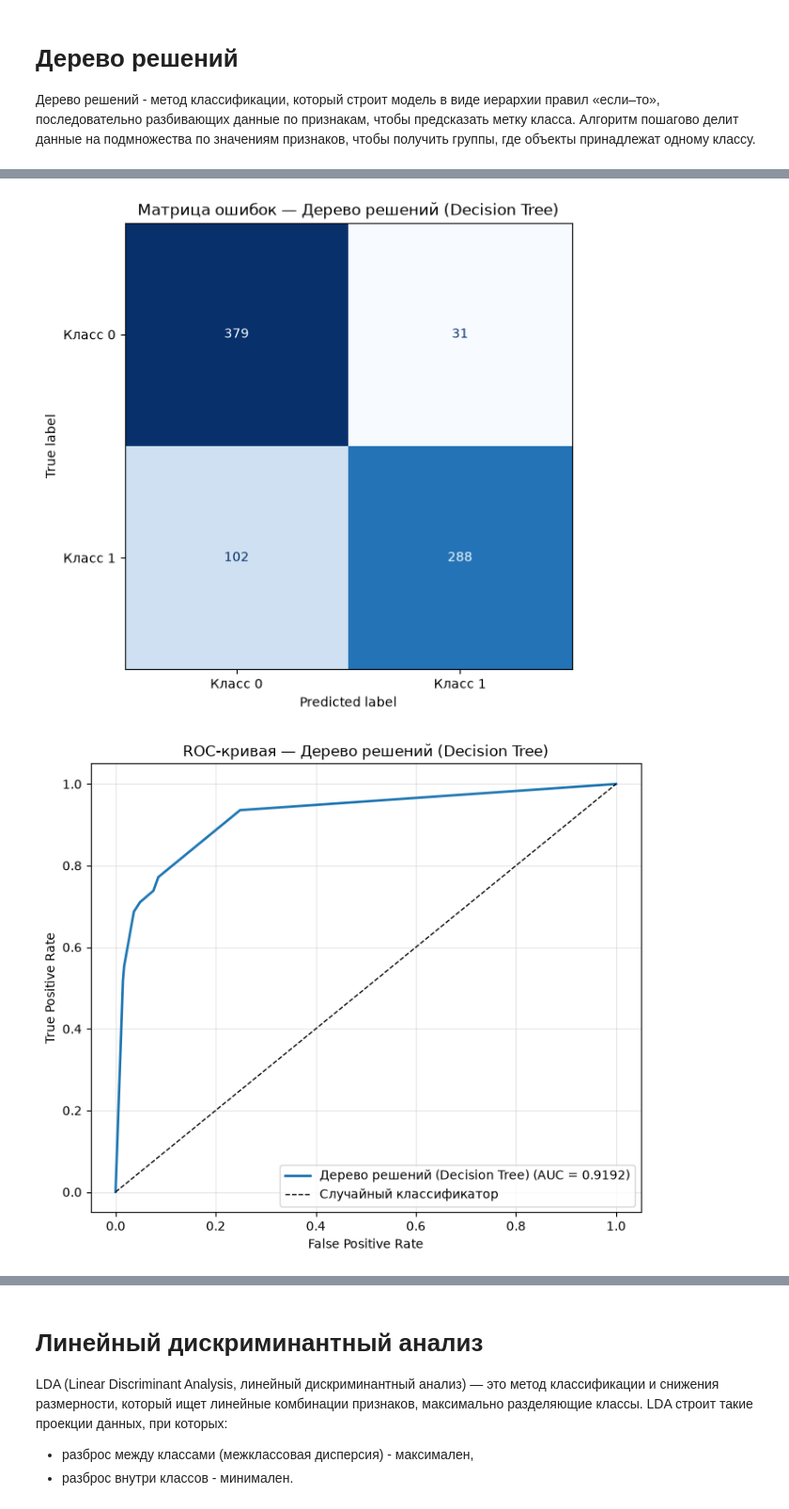
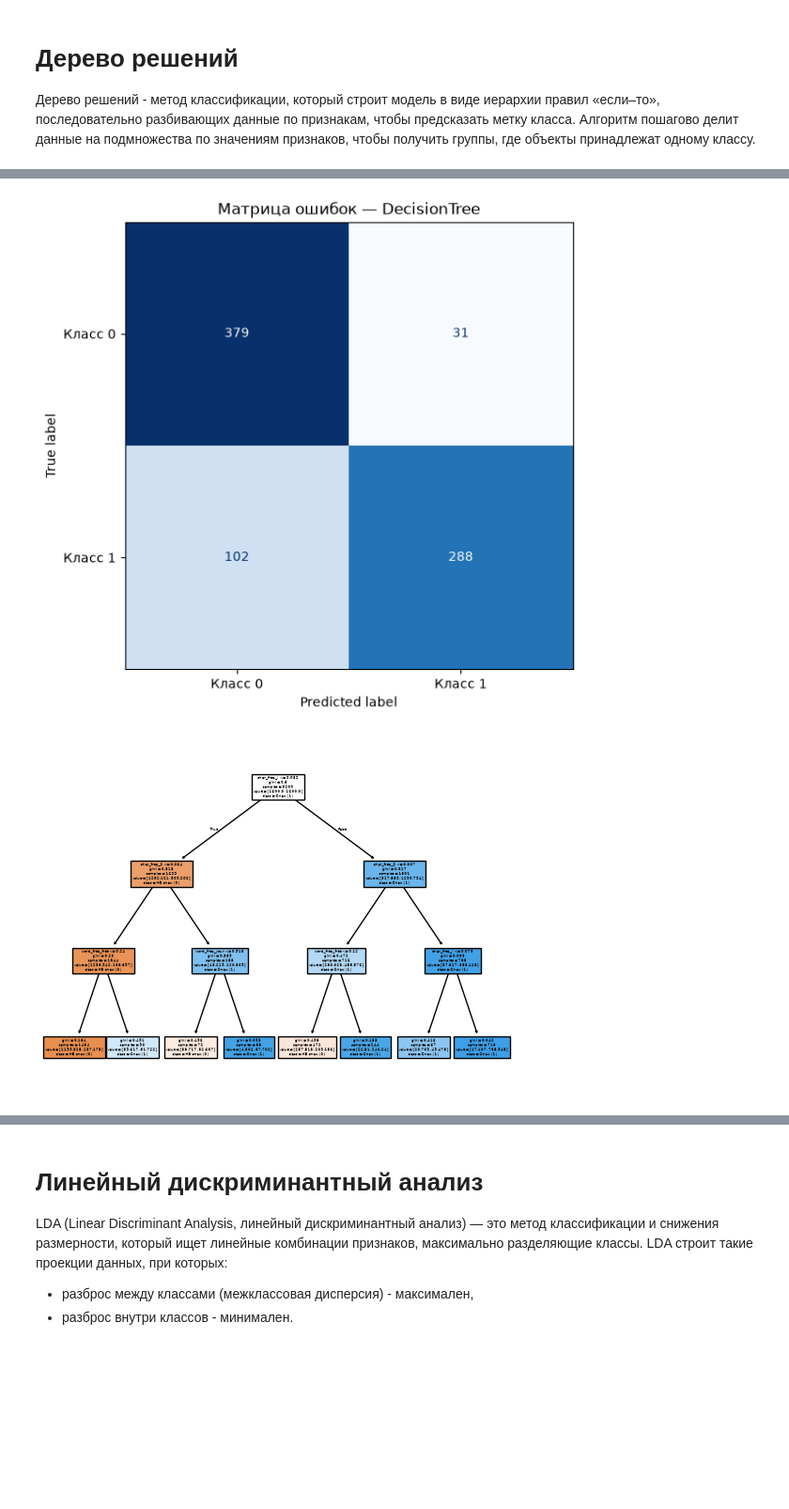
Before and after one commit to DariaNoImagination/AI-Lab2, a Jupyter notebook: Lab2.ipynb, the cells around one changed output, grey strips where cells are left out. Shown at 94% size. Saved outputs shown, nothing was run; the diff lists cells and outputs as text; code cells hidden in the pictures; blank space fills up the shorter version.

```diff
--- a/Lab2.ipynb
+++ b/Lab2.ipynb
@@ -451,9 +451,8 @@ plt.show()
 # %%
 
 
-def print_result(model, y_pred, y_test, method, X_test,
-                 display_labels=("Класс 0", "Класс 1"),
-                 feature_indexes=[0, 1]):
+def print_metrics_and_confusionmatrix(model, y_pred, y_test, method, X_test,
+                 display_labels=("Класс 0", "Класс 1")):
 
     n_total = len(y_test)
     n_correct = (y_test == y_pred).sum()
@@ -477,6 +476,7 @@ def print_result(model, y_pred, y_test, method, X_test,
 
     # Вероятности для AUC
     y_proba = None
+
     if hasattr(model, "predict_proba"):
         proba = model.predict_proba(X_test)
         if proba.ndim == 2 and proba.shape[1] > 1:
@@ -507,6 +507,7 @@ def print_result(model, y_pred, y_test, method, X_test,
     plt.tight_layout()
     plt.show()
 
+def roc_pr(y_proba, y_test, method):
     # ROC-кривая
     fpr, tpr, _ = roc_curve(y_test, y_proba)
     roc_auc_val = auc(fpr, tpr)
@@ -540,18 +541,6 @@ def print_result(model, y_pred, y_test, method, X_test,
     plt.grid(alpha=0.3)
     plt.tight_layout()
     plt.show()
-
-    le = LabelEncoder()
-    y_encoded = le.fit_transform(y)
-    y_train_encoded = le.transform(y_train)
-    X_feature_columns = X.iloc[:, feature_indexes].values
-    X_train_feature_columns = X_train.iloc[:, feature_indexes].values
-    model.fit(X_train_feature_columns, y_train_encoded)
-    plot_decision_regions(X=X_feature_columns, y=y_encoded, clf=model)
-    plt.title(method)
-    plt.show()
-
-    print("\n")
 # %% [markdown]
 # Наивный Байесовский
 
@@ -647,34 +828,33 @@ importances = dt.feature_importances_
 features = X_train.columns
 
 importance_df = pd.DataFrame({
     'Признак': features,
     'Важность': importances
 }).sort_values(by='Важность', ascending=False)
 
 print("\nВажность признаков:")
 print(importance_df.to_string(index=False))
 
-print_result(dt, y_pred, y_test, "Дерево решений (Decision Tree)", X_test)
-plt.figure(figsize=(25, 12))
+print_metrics_and_confusionmatrix(dt, y_pred, y_test, "DecisionTree", X_test)
 plot_tree(dt, filled=True, feature_names=X.columns, class_names=["НЕ спам (0)", "Спам (1)"])
 plt.show()
 # %% [output]
 Фактическая глубина дерева: 3
 Количество листьев: 8
 
 Важность признаков:
                  Признак  Важность
              char_freq_!  0.646447
              char_freq_$  0.212609
           word_freq_free  0.119843
           word_freq_your  0.021101
           word_freq_make  0.000000
            word_freq_000  0.000000
        word_freq_address  0.000000
 ... (9 lines left out)
 Precision (macro)      : 0.8454
 Recall    (macro)      : 0.8314
 F1-score  (macro)      : 0.8316
 AUC-ROC                : 0.9192
-[figure, old version]
+[figure, new version]
-[figure, old version]
+[figure, new version]
```
Also changed, not shown: parts of 45 cells of this notebook, 7 other files.
